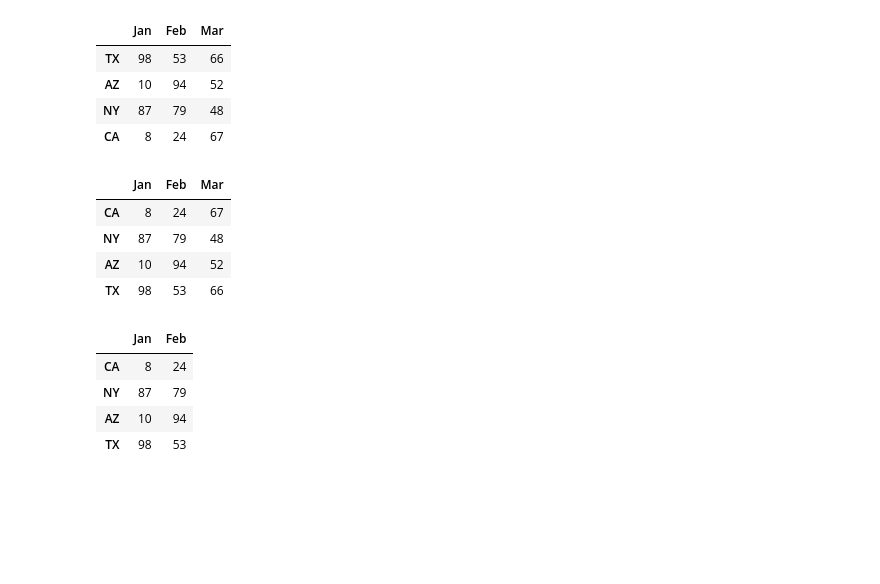
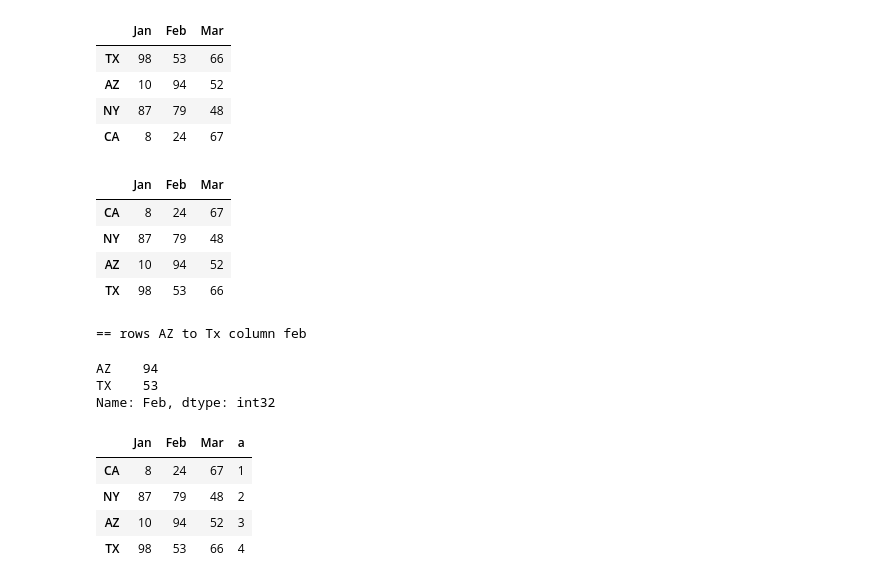
Before and after one commit to pythonai200425/01.09.2025, a Jupyter notebook: pandas_lesson1_ai.ipynb, the cells around one changed output. Saved outputs shown, nothing was run; the diff lists cells and outputs as text; code cells hidden in the pictures; blank space fills up the shorter version.

```diff
--- a/pandas_lesson1_ai.ipynb
+++ b/pandas_lesson1_ai.ipynb
@@ -211,25 +211,31 @@ Name: CA, dtype: int32
 # %%
 np.random.seed(100)
 my_data = np.random.randint(0, 101, (4, 3))
 row_index = ['CA', 'NY', 'AZ', 'TX']
 col_names = ['Jan', 'Feb', 'Mar']
 
 df = pd.DataFrame(my_data, index=my_index, columns=col_names)
 display(df)
 
 df[['Jan', 'Feb']]  # multi column
 # rows AZ to Tx column feb
+print("\n== rows AZ to Tx column feb")
+display(df.loc['AZ': 'TX']['Feb'])
 # rows CA to AZ column Jan, feb
 # rows 0..2 column Jan
 # *bonus: rows 0..2 column 0..1
 # %% [output]
 |  | Jan | Feb | Mar |
 | CA | 8 | 24 | 67 |
 | NY | 87 | 79 | 48 |
 | AZ | 10 | 94 | 52 |
 | TX | 98 | 53 | 66 |
+== rows AZ to Tx column feb
+AZ    94
+TX    53
+Name: Feb, dtype: int32
-|  | Jan | Feb |
-| CA | 8 | 24 |
-| NY | 87 | 79 |
-| AZ | 10 | 94 |
-| TX | 98 | 53 |
+|  | Jan | Feb | Mar | a |
+| CA | 8 | 24 | 67 | 1 |
+| NY | 87 | 79 | 48 | 2 |
+| AZ | 10 | 94 | 52 | 3 |
+| TX | 98 | 53 | 66 | 4 |
```
Also changed, not shown: parts of 10 cells of this notebook, 1 other file.
